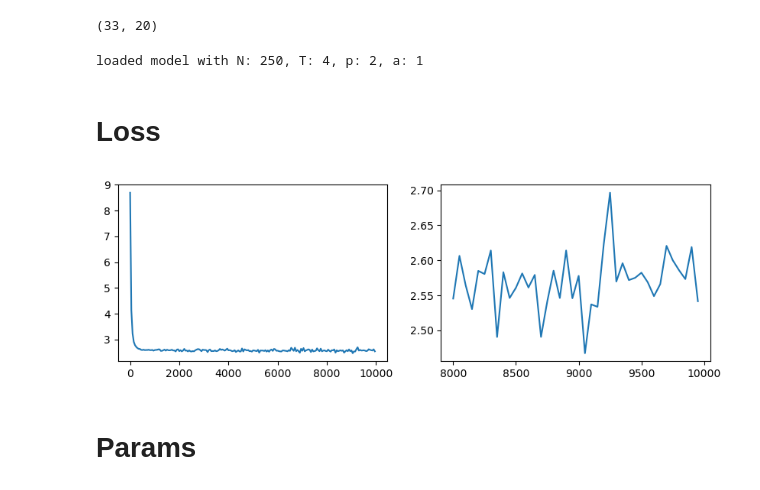
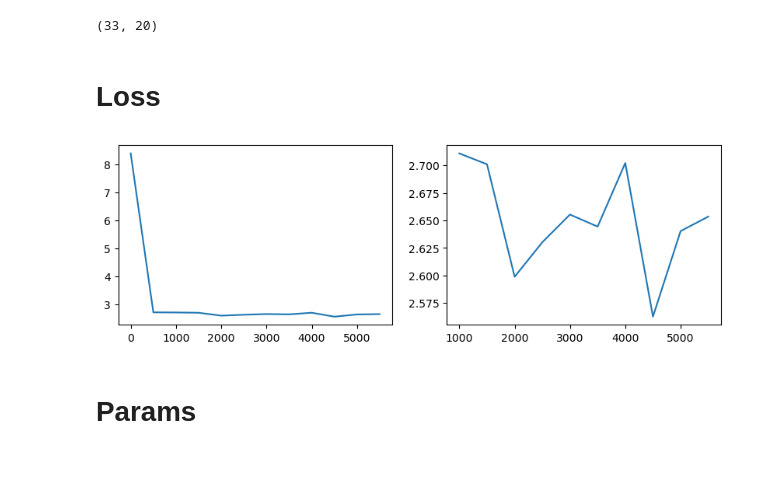
Before and after one commit to Ali-Setareh/SeqGPLVM_FEMSM, a Jupyter notebook: notebooks/model_inspection.ipynb, the cells around one changed output. Drawn from its saved outputs; the diff is of its cells as text; code cells hidden in the pictures.

```diff
--- a/notebooks/model_inspection.ipynb
+++ b/notebooks/model_inspection.ipynb
@@ -58,10 +58,11 @@ print(df_idx.shape)
 model_name = "seqgplvm"
 device = "cuda"
 tid = 9
-train_id = df_idx.train_id.unique()[tid]
+#train_id = df_idx.train_id.unique()[tid]
 
-train_id = "7f60071d68"
+train_id = "ceeafe5a10"
 
+'''
 train_out = cwd / train_dir(Path(os.environ.get("FINAL_ROOT", "./results")).expanduser(), model_name, train_id)
 data_path = json.loads((train_out / "data_ref.json").read_text(encoding="utf-8"))["data_file"]
 df = pd.read_parquet(cwd/Path(data_path)/"data.parquet")
@@ -69,7 +70,8 @@ df_manifest = json.loads((cwd/Path(data_path)/"manifest.json").read_text(encodin
 splits  = json.loads((cwd/Path(df_manifest["split_file"])).read_text(encoding="utf-8"))
 train_split = splits["train_ids"]
 val_split   = splits["val_ids"] + splits["test_ids"]
-
+'''
+train_out = cwd / "results" / "models" / "seqgplvm" / train_id
 ckpt_path = latest_checkpoint_path(train_out)
 payload = load_ckpt_any(ckpt_path, map_location=device)
 manifest = json.loads((train_out / "manifest.json").read_text(encoding="utf-8"))
@@ -82,21 +84,19 @@ actual_params = extra.get("actual_params")
 
 step = config["logging"]["param_logging_freq"]
 
-print(f"loaded model with N: {df_manifest['params']['n']}, T: {df_manifest['params']['T']}, p: {df_manifest['params']['p']}, a: {df_manifest['params']['a']}")
+#print(f"loaded model with N: {df_manifest['params']['n']}, T: {df_manifest['params']['T']}, p: {df_manifest['params']['p']}, a: {df_manifest['params']['a']}")
-# %% [output]
-loaded model with N: 250, T: 4, p: 2, a: 1
 # %% [markdown]
 # Loss
 # %%
 import matplotlib.pyplot as plt
 
-last_n_step = 40
+last_n_step = 10
 fig,ax = plt.subplots(1,2,figsize = (10,3))
 ax[0].plot(np.arange(len(loss_list)) * step , loss_list)
 ax[1].plot(range((len(loss_list)- last_n_step) * step , len(loss_list) * step , step) ,loss_list[-last_n_step:])
 plt.show()
 # %% [output]
-[figure, old version]
+[figure, new version]
 # %% [markdown]
 # Params
 # %%
```
Also changed, not shown: parts of 5 cells of this notebook, 4 other files.
